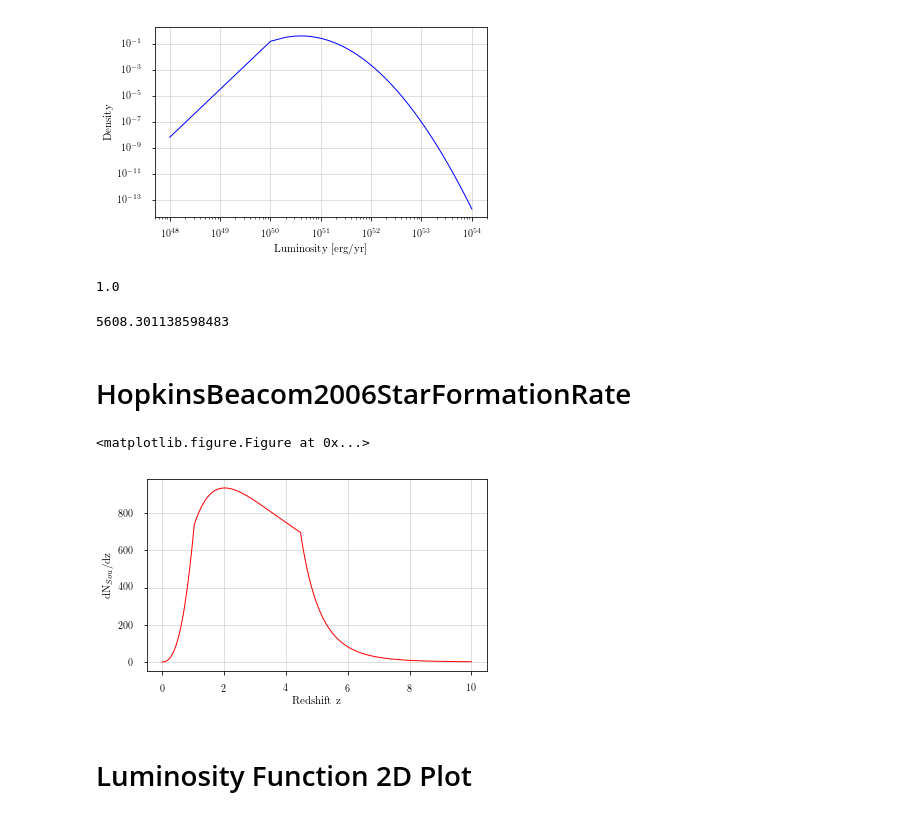
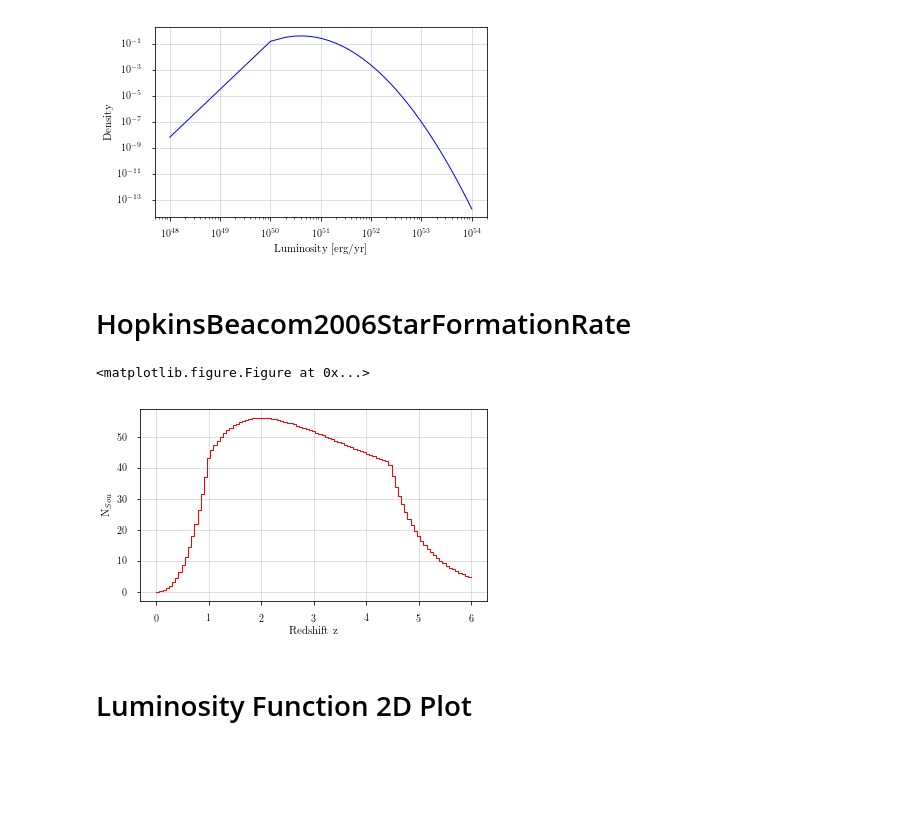
Before and after one commit to tglauch/SourceUniverse, a Jupyter notebook: SourceUniverse.ipynb, the cells around one changed output. Saved outputs shown, nothing was run; the diff lists cells and outputs as text; code cells hidden in the pictures; blank space fills up the shorter version.

```diff
--- a/SourceUniverse.ipynb
+++ b/SourceUniverse.ipynb
@@ -78,28 +94,22 @@ plt.show()
 # %% [output]
 <matplotlib.figure.Figure at 0x...>
 [figure]
-# %%
-print scipy.integrate.quad(lambda L: np.log(10)*10**L*lognorm.pdf(10**L, 1, scale = L_nu), 46, 55)[0]
-# %% [output]
-1.0
-# %%
-((scipy.integrate.quad(lambda z:cosmolopy.distance.diff_comoving_volume(2,**cosmology), 0, 6)[0])*4*np.pi)**0.3
-# %% [output]
-5608.301138598483
 # %% [markdown]
 # HopkinsBeacom2006StarFormationRate
 # %%
-z = np.linspace(0,10, 10000)
+plot_bins = 100
+z = np.linspace(z_limits[0], z_limits[1], plot_bins)
+dz=(float(z_limits[1])-float(z_limits[0]))/plot_bins
 fig, ax = newfig(0.9)
 ax.plot(z, density*HopkinsBeacom2006StarFormationRate(z)/Hopkins_norm*\
-           cosmolopy.distance.diff_comoving_volume(z,**cosmology))
+           cosmolopy.distance.diff_comoving_volume(z,**cosmology)*dz, drawstyle='steps-pre')
 ax.set_xlabel('Redshift z')
-ax.set_ylabel(r'dN$_{Sou}$/dz')  ##Sources per redshift interval
+ax.set_ylabel(r'N$_{Sou}$')  ##Sources per redshift interval
 plt.grid(True)
 plt.show()
 # %% [output]
 <matplotlib.figure.Figure at 0x...>
-[figure, old version]
+[figure, new version]
 # %% [markdown]
 # Luminosity Function 2D Plot
 # %%
```
Also changed, not shown: parts of 5 cells of this notebook, 1 other file.
